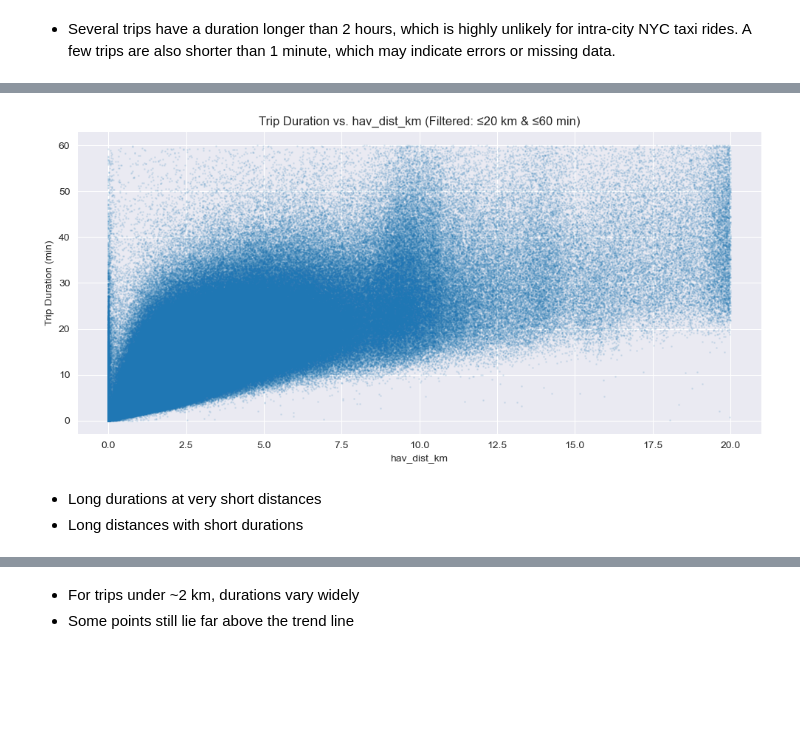
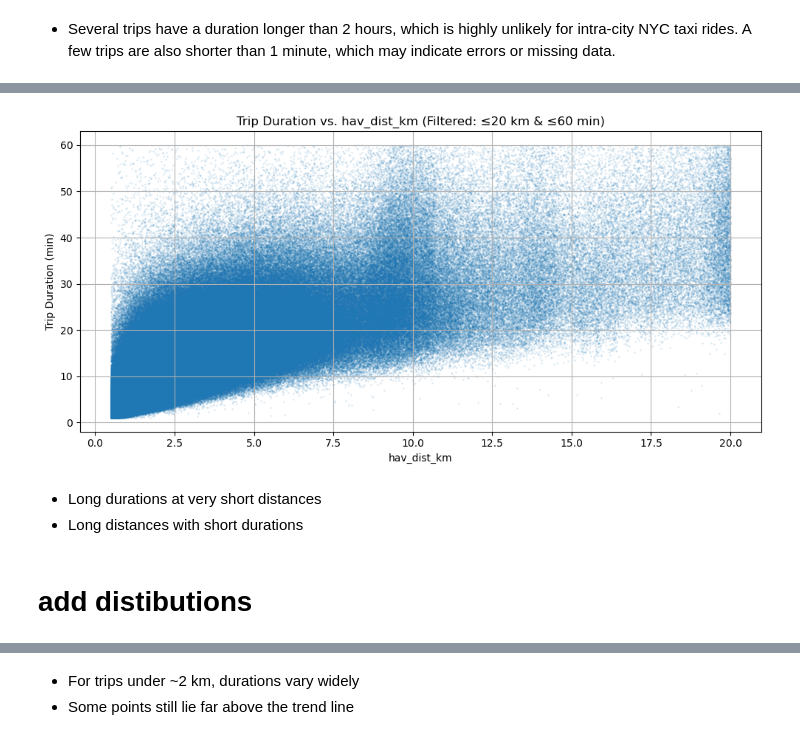
Before and after one commit to Wendo99/NYC-Taxi-Trip-Duration, a Jupyter notebook: notebooks/taxi.ipynb, the cells around one changed output, grey strips where cells are left out. Cells and saved outputs as stored; diff of their text form; code cells hidden in the pictures; blank space fills up the shorter version.

```diff
--- a/notebooks/taxi.ipynb
+++ b/notebooks/taxi.ipynb
@@ -416,0 +239,2 @@ taxi_data[taxi_data['trip_duration'] < 60]  # < 1 minute
+# %%
+taxi_data['trip_duration_outlier'] = ~taxi_data['trip_duration'].between(60, 7200)
@@ -425,0 +252,2 @@ sns.boxplot(x=taxi_data['trip_duration'][taxi_data['trip_duration'] < 5000])
+# %%
+taxi_data = te.add_taxi_time_features(taxi_data, 'pickup_datetime')
@@ -425,0 +256,2 @@ sns.boxplot(x=taxi_data['trip_duration'][taxi_data['trip_duration'] < 5000])
+# %%
+taxi_data = te.add_trip_duration_features(taxi_data)
@@ -428,5 +274,5 @@ sns.boxplot(x=taxi_data['trip_duration'][taxi_data['trip_duration'] < 5000])
 # %%
-taxi_data = tf.add_taxi_distance_features(taxi_data)
+taxi_data = te.add_taxi_distance_features(taxi_data)
 # %%
 taxi_data.plot.scatter(x='hav_dist_km', y='trip_duration_min', alpha=0.3)
 # %% [output]
@@ -435,21 +281,25 @@ taxi_data.plot.scatter(x='hav_dist_km', y='trip_duration_min', alpha=0.3)
 # %%
 # Filter for clearer visualization
 filtered_data = taxi_data[
   (taxi_data['hav_dist_km'] <= 20) &
-  (taxi_data['trip_duration_min'] <= 60)
+  (taxi_data['hav_dist_km'] > 0.5) &
+  (taxi_data['trip_duration_min'] <= 60) &
+  (taxi_data['trip_duration_min'] > 1)
   ]
 
 # Plot
 plt.figure(figsize=(10, 5))
 plt.scatter(filtered_data['hav_dist_km'], filtered_data['trip_duration_min'], alpha=0.1, s=1)
 plt.xlabel("hav_dist_km")
 plt.ylabel("Trip Duration (min)")
 plt.title("Trip Duration vs. hav_dist_km (Filtered: ≤20 km & ≤60 min)")
 plt.grid(True)
 plt.tight_layout()
 plt.show()
 # %% [output]
-[figure, old version]
+[figure, new version]
 # %% [markdown]
 - Long durations at very short distances
 - Long distances with short durations
+# %% [markdown]
+# add distibutions
```
Also changed, not shown: parts of 72 cells of this notebook, 18 other files.
